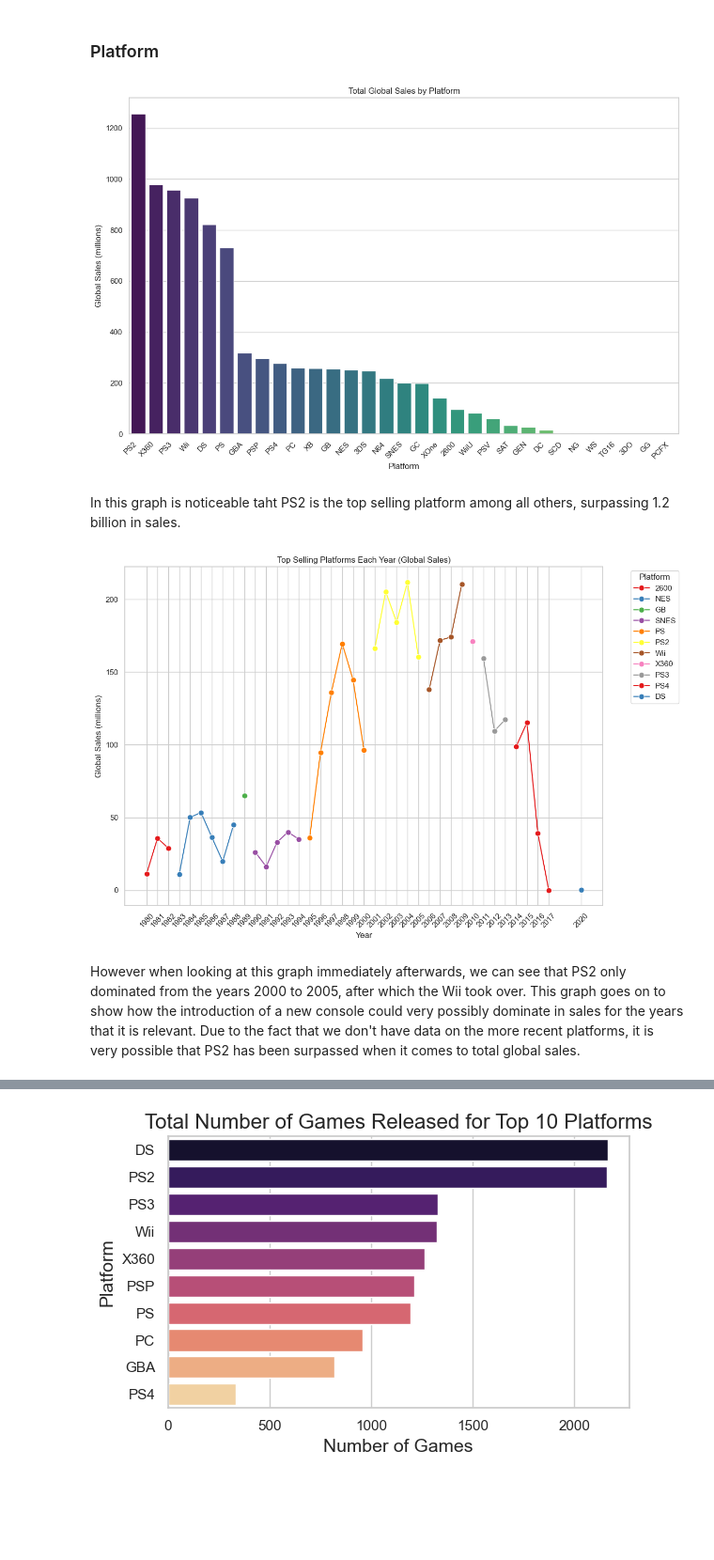
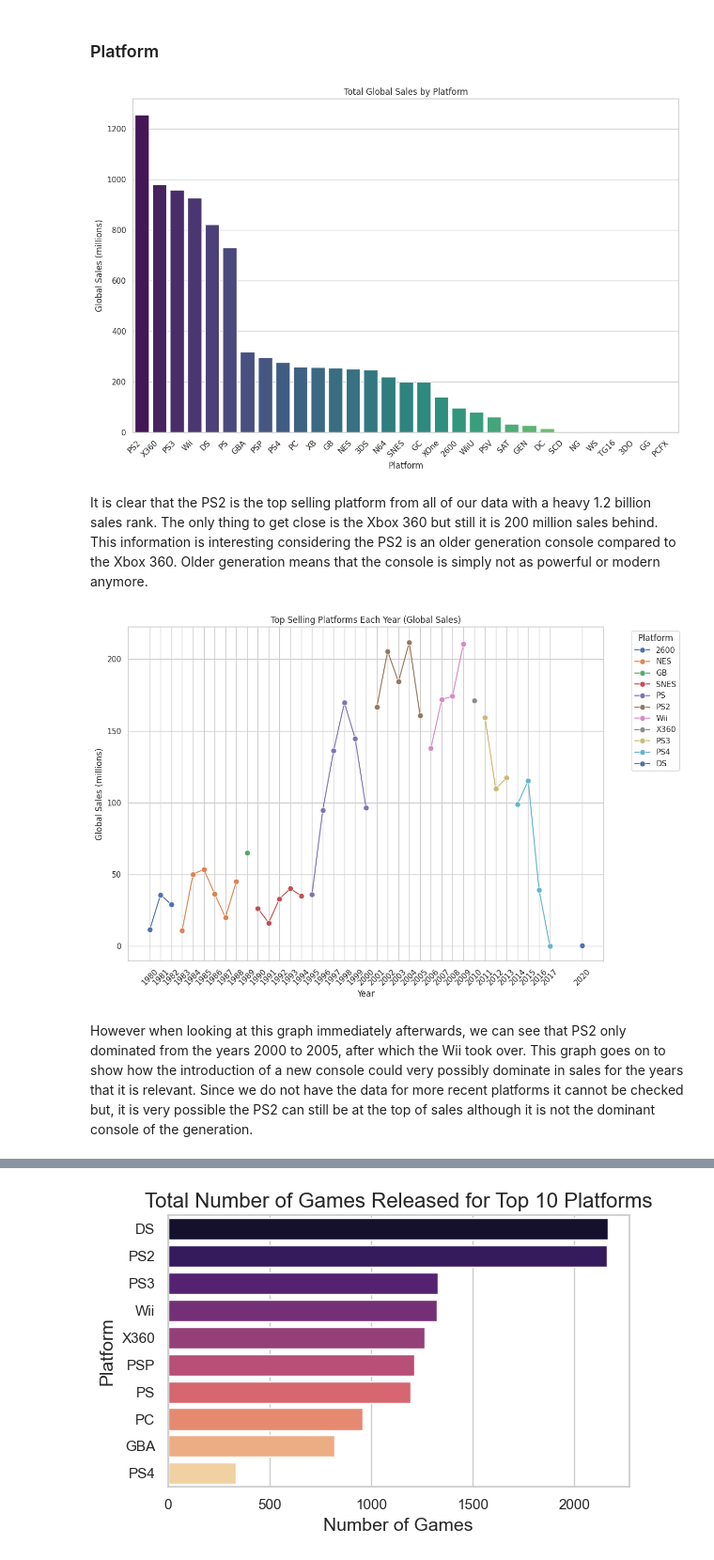
Before and after one commit to Shadowkj1/Analyzing_And_Predicting_Old_VideoGames, a Jupyter notebook: we_begin.ipynb, the cells around one changed output, grey strips where cells are left out. Shown at 94% size. Saved outputs shown, nothing was run; the diff lists cells and outputs as text; code cells hidden in the pictures; blank space fills up the shorter version.

```diff
--- a/we_begin.ipynb
+++ b/we_begin.ipynb
@@ -322,64 +324,43 @@ While the Action Genre is the best selling overall, the only place it doesnt see
 # %% [markdown]
 ### Platform
 # %%
-# Group by Platform, summing up Global_Sales
-platform_sales_total = vgsales.groupby('Platform')['Global_Sales'].sum().reset_index()
-# Sort platforms by total global sales in descending order
-platform_sales_total_sorted = platform_sales_total.sort_values(by='Global_Sales', ascending=False)
+p_sales = vgsales.groupby('Platform')['Global_Sales'].sum().reset_index()
+sorted_sales = p_sales.sort_values(by='Global_Sales', ascending=False)
 
-# Set up the plot
 plt.figure(figsize=(12, 8))
 sns.set_theme(style="whitegrid")
-
-# Plotting
-sns.barplot(data=platform_sales_total_sorted, x='Platform', y='Global_Sales', palette='viridis', hue='Platform', legend=False)
-
-# Adding labels and title
+sns.barplot(data=sorted_sales, x='Platform', y='Global_Sales', palette='viridis', hue='Platform', legend=False)
 plt.title('Total Global Sales by Platform')
 plt.xlabel('Platform')
 plt.ylabel('Global Sales (millions)')
 plt.xticks(rotation=45, ha='right')
-
-# Display the plot
 plt.tight_layout()
 plt.show()
 # %% [output]
-[figure, old version]
+[figure, new version]
-# %% [markdown]
-In this graph is noticeable taht PS2 is the top selling platform among all others, surpassing 1.2 billion in sales.
+# %% [markdown]
+It is clear that the PS2 is the top selling platform from all of our data with a heavy 1.2 billion sales rank. The only thing to get close is the Xbox 360 but still it is 200 million sales behind. This information is interesting considering the PS2 is an older generation console compared to the Xbox 360. Older generation means that the console is simply not as powerful or modern anymore.
 # %%
-# Group by Year and Platform, summing up Global_Sales
 platform_sales_year = vgsales.groupby(['Year', 'Platform'])['Global_Sales'].sum().reset_index()
-
-# Find the top selling platform for each year
 top_platforms_year = platform_sales_year.loc[platform_sales_year.groupby('Year')['Global_Sales'].idxmax()]
-
-# Sort the top platforms by year for better plotting
 top_platforms_year_sorted = top_platforms_year.sort_values(by='Year')
 
-# Set up the plot
 plt.figure(figsize=(12, 8))
-sns.set(style="whitegrid")  # Optional: Use seaborn styling
+sns.set_theme(style="whitegrid")
+sns.lineplot(data=top_platforms_year_sorted, x='Year', y='Global_Sales', hue='Platform', marker='o', markersize=8, palette='deep')
 
-# Plotting
-sns.lineplot(data=top_platforms_year_sorted, x='Year', y='Global_Sales', hue='Platform', marker='o', markersize=8, palette='Set1')
-
-# Adding labels and title
 plt.title('Top Selling Platforms Each Year (Global Sales)')
 plt.xlabel('Year')
 plt.ylabel('Global Sales (millions)')
 plt.xticks(top_platforms_year_sorted['Year'].unique())
 plt.xticks(rotation=45)
-
-
-# Display the plot
 plt.legend(title='Platform', bbox_to_anchor=(1.05, 1), loc='upper left')
 plt.tight_layout()
 plt.show()
 # %% [output]
-[figure, old version]
+[figure, new version]
 # %% [markdown]
-However when looking at this graph immediately afterwards, we can see that PS2 only dominated from the years 2000 to 2005, after which the Wii took over. This graph goes on to show how the introduction of a new console could very possibly dominate in sales for the years that it is relevant. Due to the fact that we don't have data on the more recent platforms, it is very possible that PS2 has been surpassed when it comes to total global sales.
+However when looking at this graph immediately afterwards, we can see that PS2 only dominated from the years 2000 to 2005, after which the Wii took over. This graph goes on to show how the introduction of a new console could very possibly dominate in sales for the years that it is relevant. Since we do not have the data for more recent platforms it cannot be checked but, it is very possible the PS2 can still be at the top of sales although it is not the dominant console of the generation.
 # %%
 #Plotting the top 10 selling platforms in each region
 platform_sales = vgsales.groupby('Platform').agg({'NA_Sales': 'sum','EU_Sales': 'sum','JP_Sales': 'sum','Other_Sales': 'sum'}).reset_index()
```
Also changed, not shown: parts of 17 cells of this notebook.
